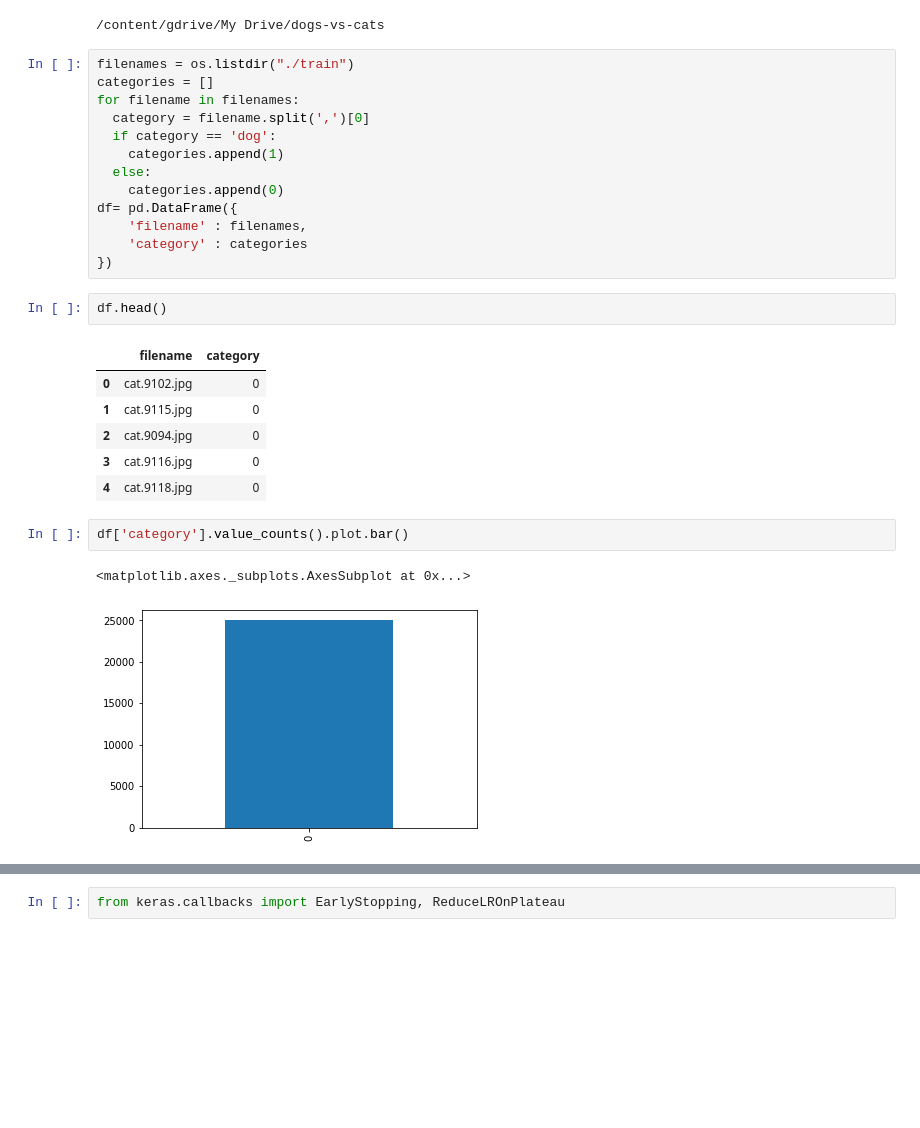
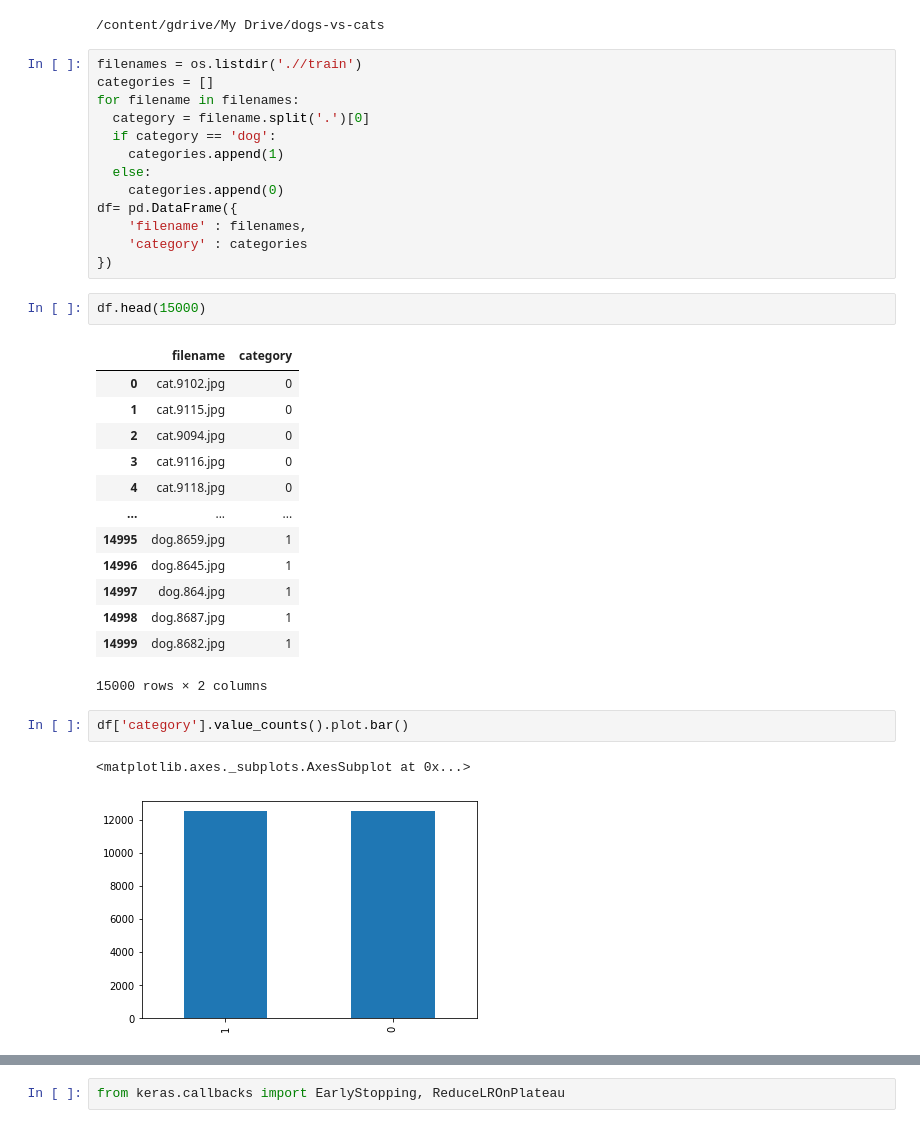
Before and after one commit to yeseul98/yeseul, a Jupyter notebook: classfication.ipynb, the cells around one changed output, grey strips where cells are left out. Saved outputs shown, nothing was run; the diff lists cells and outputs as text; blank space fills up the shorter version.

```diff
--- a/classfication.ipynb
+++ b/classfication.ipynb
@@ -33,10 +35,10 @@ IMAGE_CHANNELS = 3
 # %% [output]
 /content/gdrive/My Drive/dogs-vs-cats
 # %%
-filenames = os.listdir("./train")
+filenames = os.listdir('.//train')
 categories = []
 for filename in filenames:
-  category = filename.split(',')[0]
+  category = filename.split('.')[0]
   if category == 'dog':
     categories.append(1)
   else:
@@ -46,19 +48,26 @@ df= pd.DataFrame({
     'category' : categories
 })
 # %%
-df.head()
+df.head(15000)
 # %% [output]
 |  | filename | category |
 | 0 | cat.9102.jpg | 0 |
 | 1 | cat.9115.jpg | 0 |
 | 2 | cat.9094.jpg | 0 |
 | 3 | cat.9116.jpg | 0 |
 | 4 | cat.9118.jpg | 0 |
+| ... | ... | ... |
+| 14995 | dog.8659.jpg | 1 |
+| 14996 | dog.8645.jpg | 1 |
+| 14997 | dog.864.jpg | 1 |
+| 14998 | dog.8687.jpg | 1 |
+| 14999 | dog.8682.jpg | 1 |
+15000 rows × 2 columns
 # %%
 df['category'].value_counts().plot.bar()
 # %% [output]
 <matplotlib.axes._subplots.AxesSubplot at 0x...>
-[figure, old version]
+[figure, new version]
 # %%
 sample =  random.choice(filenames)
 image = load_img("./train/" +sample)
```
Also changed, not shown: parts of 16 cells of this notebook.
